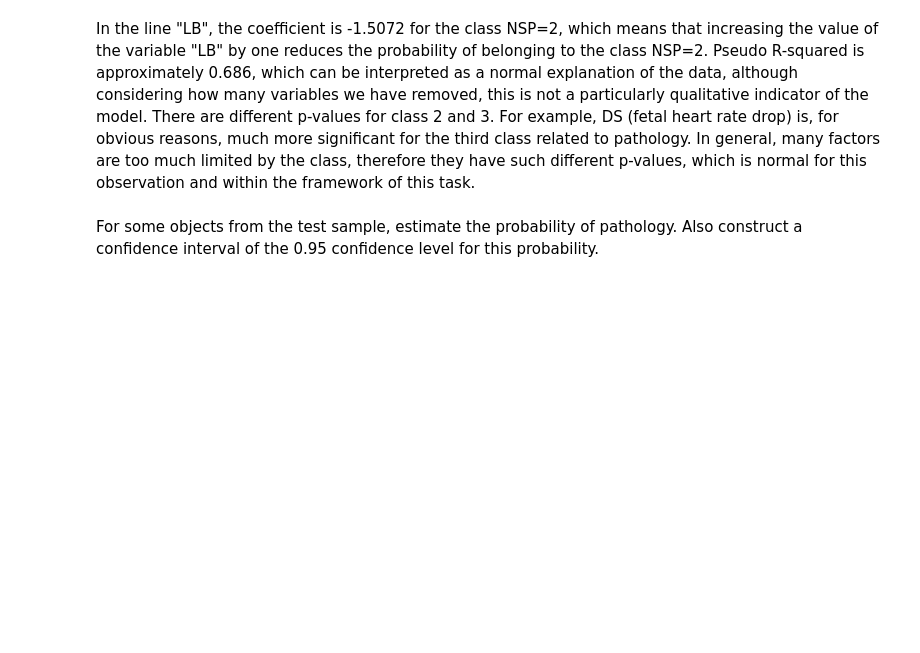
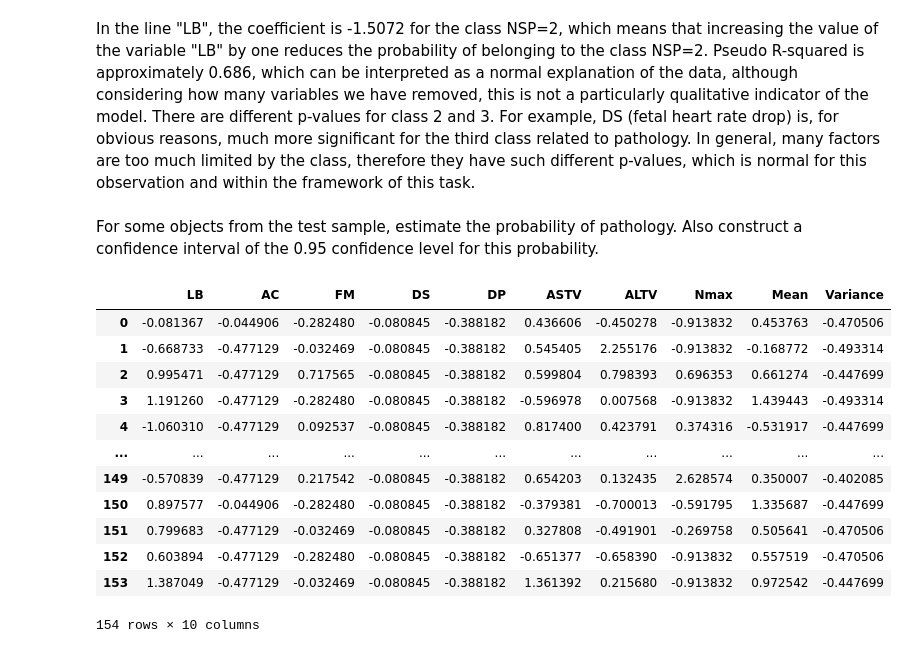
Before and after one commit to SergeyHSE/BaggingAndNLP.github.io, a Jupyter notebook: LogRegCardiotocography.ipynb, the cells around one changed output. Cells and saved outputs as stored; diff of their text form; code cells hidden in the pictures; blank space fills up the shorter version.

```diff
--- a/LogRegCardiotocography.ipynb
+++ b/LogRegCardiotocography.ipynb
@@ -433,3 +433,22 @@ Variance       2.2626      0.584      3.874      0.000       1.118       3.407
 In the line "LB", the coefficient is -1.5072 for the class NSP=2, which means that increasing the value of the variable "LB" by one reduces the probability of belonging to the class NSP=2. Pseudo R-squared is approximately 0.686, which can be interpreted as a normal explanation of the data, although considering how many variables we have removed, this is not a particularly qualitative indicator of the model. There are different p-values for class 2 and 3. For example, DS (fetal heart rate drop) is, for obvious reasons, much more significant for the third class related to pathology. In general, many factors are too much limited by the class, therefore they have such different p-values, which is normal for this observation and within the framework of this task.
 # %% [markdown]
 For some objects from the test sample, estimate the probability of pathology. Also construct a confidence interval of the 0.95 confidence level for this probability.
+# %%
+X_test = X_test.drop(['Width', 'Min', 'Max',
+                      'Tendency', 'Nzeros', 'UC', 'MLTV', 'DL',
+                      'Mode', 'Median', 'MSTV'], axis=1)
+X_test
+# %% [output]
+|  | LB | AC | FM | DS | DP | ASTV | ALTV | Nmax | Mean | Variance |
+| 0 | -0.081367 | -0.044906 | -0.282480 | -0.080845 | -0.388182 | 0.436606 | -0.450278 | -0.913832 | 0.453763 | -0.470506 |
+| 1 | -0.668733 | -0.477129 | -0.032469 | -0.080845 | -0.388182 | 0.545405 | 2.255176 | -0.913832 | -0.168772 | -0.493314 |
+| 2 | 0.995471 | -0.477129 | 0.717565 | -0.080845 | -0.388182 | 0.599804 | 0.798393 | 0.696353 | 0.661274 | -0.447699 |
+| 3 | 1.191260 | -0.477129 | -0.282480 | -0.080845 | -0.388182 | -0.596978 | 0.007568 | -0.913832 | 1.439443 | -0.493314 |
+| 4 | -1.060310 | -0.477129 | 0.092537 | -0.080845 | -0.388182 | 0.817400 | 0.423791 | 0.374316 | -0.531917 | -0.447699 |
+| ... | ... | ... | ... | ... | ... | ... | ... | ... | ... | ... |
+| 149 | -0.570839 | -0.477129 | 0.217542 | -0.080845 | -0.388182 | 0.654203 | 0.132435 | 2.628574 | 0.350007 | -0.402085 |
+| 150 | 0.897577 | -0.044906 | -0.282480 | -0.080845 | -0.388182 | -0.379381 | -0.700013 | -0.591795 | 1.335687 | -0.447699 |
+| 151 | 0.799683 | -0.477129 | -0.032469 | -0.080845 | -0.388182 | 0.327808 | -0.491901 | -0.269758 | 0.505641 | -0.470506 |
+| 152 | 0.603894 | -0.477129 | -0.282480 | -0.080845 | -0.388182 | -0.651377 | -0.658390 | -0.913832 | 0.557519 | -0.470506 |
+| 153 | 1.387049 | -0.477129 | -0.032469 | -0.080845 | -0.388182 | 1.361392 | 0.215680 | -0.913832 | 0.972542 | -0.447699 |
+154 rows × 10 columns
```
Also changed, not shown: parts of 2 cells of this notebook.
